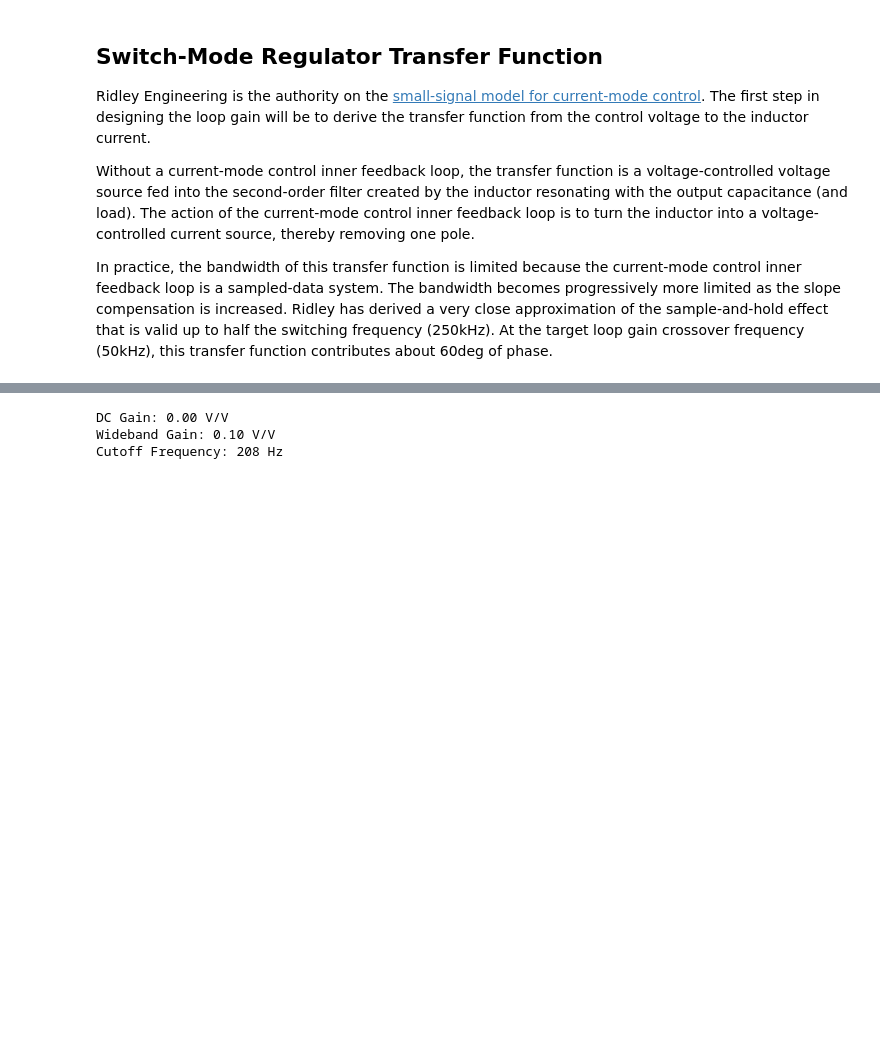
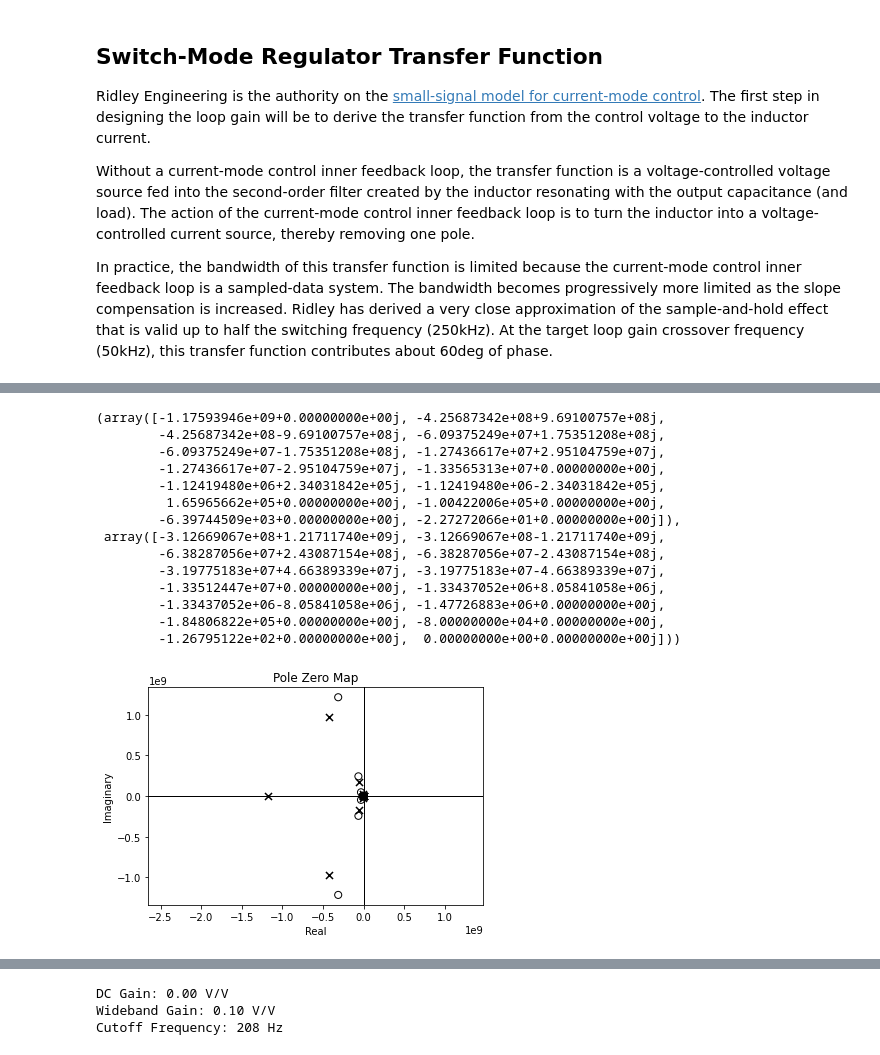
Before and after one commit to amosborne/buck-converter-stability, a Jupyter notebook: analysis.ipynb, the cells around one changed output, grey strips where cells are left out. Cells and saved outputs as stored; diff of their text form; code cells hidden in the pictures; blank space fills up the shorter version.

```diff
--- a/analysis.ipynb
+++ b/analysis.ipynb
@@ -238,0 +238,32 @@ plotTF(
+# %%
+Yexact = (Zo / (Texact - 1)).minreal()
+
+poles = Yexact.pole()
+poles = poles[np.abs(poles) < fsw / 2]
+# poles = poles[np.real(poles) < 0]
+poles = np.hstack((poles, [-fsw / 2 * math.tau, -fsw / 2 * math.tau]))
+
+zeros = Yexact.zero()
+zeros = zeros[np.abs(zeros) < fsw / 2]
+
+num, den = zpk2tf(zeros, poles, 1)
+Yest = control.tf(num, den)
+Yest = Yest  # * Yexact.dcgain() / Yest.dcgain()
+# %%
+control.pzmap(Yexact)
+# %% [output]
+(array([-1.17593946e+09+0.00000000e+00j, -4.25687342e+08+9.69100757e+08j,
+        -4.25687342e+08-9.69100757e+08j, -6.09375249e+07+1.75351208e+08j,
+        -6.09375249e+07-1.75351208e+08j, -1.27436617e+07+2.95104759e+07j,
+        -1.27436617e+07-2.95104759e+07j, -1.33565313e+07+0.00000000e+00j,
+        -1.12419480e+06+2.34031842e+05j, -1.12419480e+06-2.34031842e+05j,
+         1.65965662e+05+0.00000000e+00j, -1.00422006e+05+0.00000000e+00j,
+        -6.39744509e+03+0.00000000e+00j, -2.27272066e+01+0.00000000e+00j]),
+ array([-3.12669067e+08+1.21711740e+09j, -3.12669067e+08-1.21711740e+09j,
+        -6.38287056e+07+2.43087154e+08j, -6.38287056e+07-2.43087154e+08j,
+        -3.19775183e+07+4.66389339e+07j, -3.19775183e+07-4.66389339e+07j,
+        -1.33512447e+07+0.00000000e+00j, -1.33437052e+06+8.05841058e+06j,
+        -1.33437052e+06-8.05841058e+06j, -1.47726883e+06+0.00000000e+00j,
+        -1.84806822e+05+0.00000000e+00j, -8.00000000e+04+0.00000000e+00j,
+        -1.26795122e+02+0.00000000e+00j,  0.00000000e+00+0.00000000e+00j]))
+[figure, added]
```
Also changed, not shown: parts of 13 cells of this notebook.
